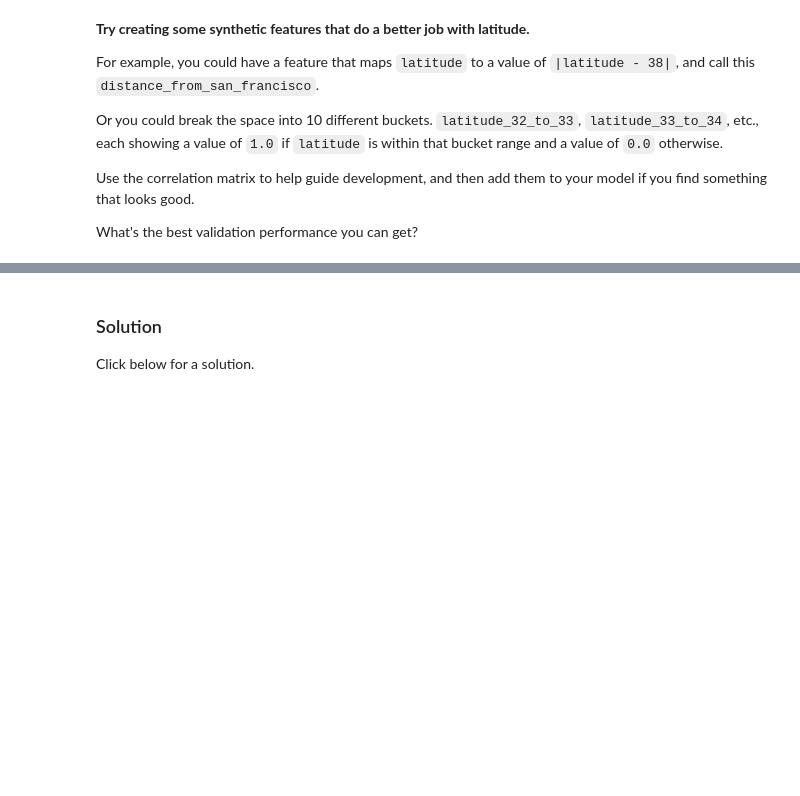
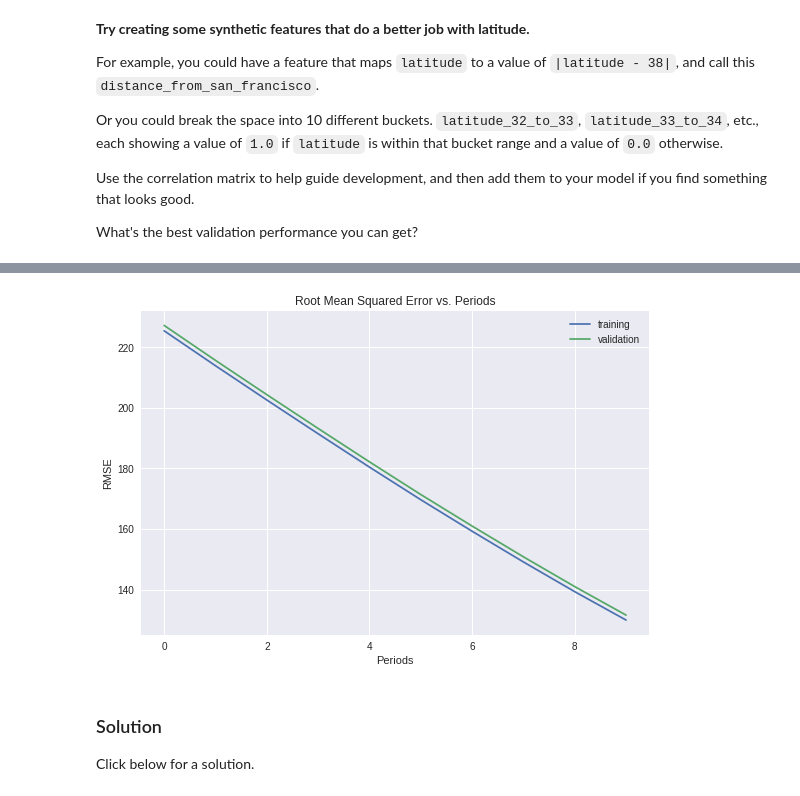
Before and after one commit to steineron/TensowFlowFirstSteps, a Jupyter notebook: feature_sets.ipynb, the cells around one changed output, grey strips where cells are left out. Drawn from its saved outputs; the diff is of its cells as text; code cells hidden in the pictures; blank space fills up the shorter version.

```diff
--- a/feature_sets.ipynb
+++ b/feature_sets.ipynb
@@ -341,0 +425,88 @@ What's the best validation performance you can get?
+# %%
+#
+# YOUR CODE HERE: Train on a new data set that includes synthetic features based on latitude.
+#
+
+def my_preprocess_features(california_housing_dataframe):
+  """Prepares input features from California housing data set.
+
+  Args:
+    california_housing_dataframe: A Pandas DataFrame expected to contain data
+      from the California housing data set.
+  Returns:
+    A DataFrame that contains the features to be used for the model, including
+    synthetic features.
+  """
+  selected_features = california_housing_dataframe[
+    ["latitude",
+     "longitude",
+     "housing_median_age",
+     "total_rooms",
+     "total_bedrooms",
+     "population",
+     "households",
+     "median_income"]]
+  processed_features = preprocess_features(california_housing_dataframe)
+
+  # Create a synthetic feature.
+  processed_features["distance_from_SF"] = (
+    california_housing_dataframe["latitude"].apply(lambda lat: np.abs(38-lat)))
+
+  for i in range(32,42):
+    processed_features['lat_%d_%d' %(i,i+1)] = (california_housing_dataframe["latitude"].apply(lambda lat: 1 if lat>=i and lat<i+1 else 0))
+  return processed_features
+
+# Choose the first 12000 (out of 17000) examples for training.
+training_examples = my_preprocess_features(california_housing_dataframe.head(12000))
+training_targets = preprocess_targets(california_housing_dataframe.head(12000))
+
+# Choose the last 5000 (out of 17000) examples for validation.
+validation_examples = my_preprocess_features(california_housing_dataframe.tail(5000))
+validation_targets = preprocess_targets(california_housing_dataframe.tail(5000))
+
+# Double-check that we've done the right thing.
+print("Training examples summary:")
+display.display(training_examples.describe())
+print("Validation examples summary:")
+display.display(validation_examples.describe())
+
+print("Training targets summary:")
+display.display(training_targets.describe())
+print("Validation targets summary:")
+display.display(validation_targets.describe())
+
+
+# describe teh correlations:
+
+correlation_dataframe = training_examples.copy()
+correlation_dataframe["target"] = training_targets["median_house_value"]
+
+correlation_dataframe.corr()
+
+minimal_features = [
+  "median_income",
+  'distance_from_SF',
+    'lat_32_33',
+    'lat_33_34',
+    'lat_34_35',
+    'lat_35_36',
+    'lat_36_37',
+    'lat_37_38',
+    'lat_38_39',
+    'lat_39_40',
+    'lat_40_41',
+    'lat_41_42'
+]
+
+minimal_training_examples = training_examples[minimal_features]
+minimal_validation_examples = validation_examples[minimal_features]
+
+_ = train_model(
+    learning_rate=0.01,
+    steps=500,
+    batch_size=5,
+    training_examples=minimal_training_examples,
+    training_targets=training_targets,
+    validation_examples=minimal_validation_examples,
+    validation_targets=validation_targets)
+# %% [output]
@@ -342,3 +566,4 @@ What's the best validation performance you can get?
+[figure, added]
 # %% [markdown]
 ### Solution
 
```
Also changed, not shown: parts of 7 cells of this notebook.
